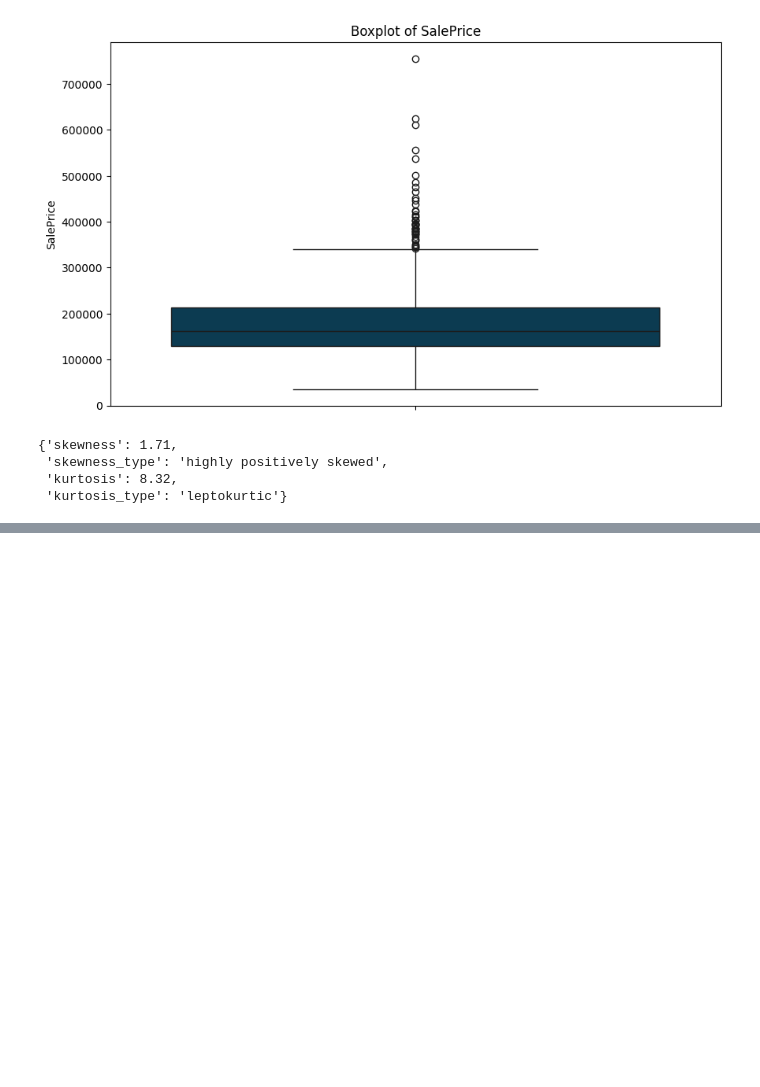
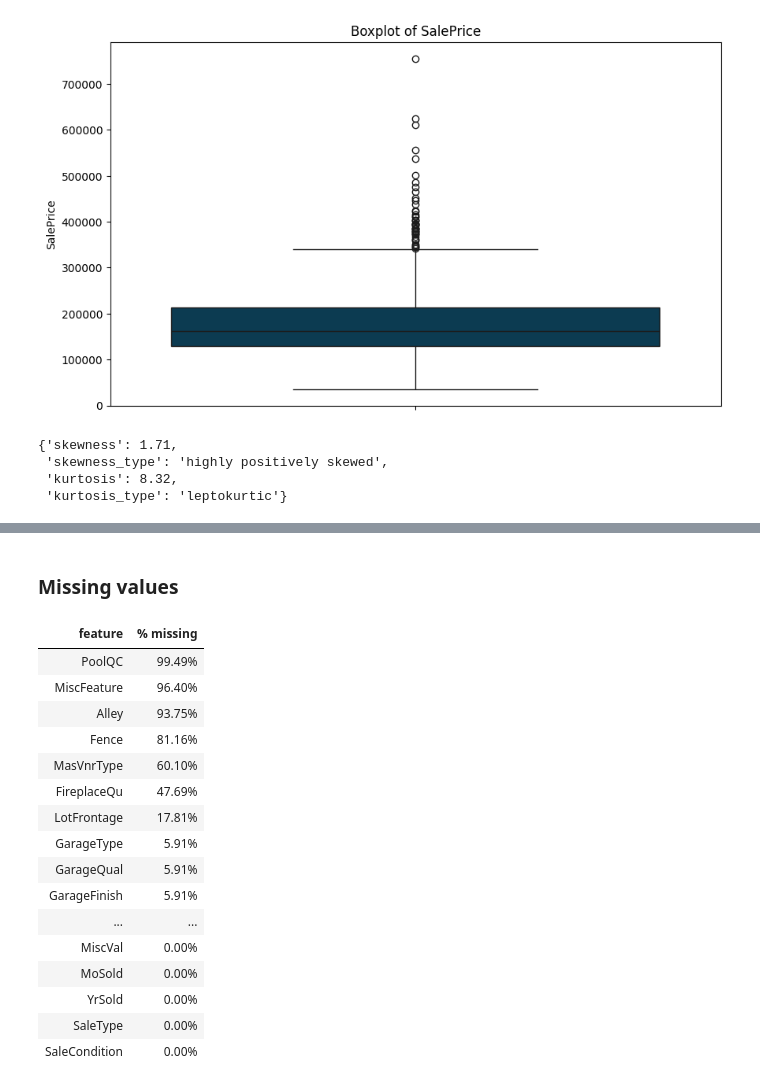
Before and after one commit to bsanchezv/House-prices-Advanced-regression-techniques, a Jupyter notebook: notebooks/1.0-EDA-first-analysis.ipynb, the cells around one changed output, grey strips where cells are left out. Drawn from its saved outputs; the diff is of its cells as text; code cells hidden in the pictures; blank space fills up the shorter version.

Commit message:
Missing values analysis - PoolQC

```diff
--- a/notebooks/1.0-EDA-first-analysis.ipynb
+++ b/notebooks/1.0-EDA-first-analysis.ipynb
@@ -92,0 +94,25 @@ calculate_skewness_kurtosis(y_train)
+# %% [markdown]
+### Missing values
+# %%
+pct_missing = X_train.isna().mean() * 100
+missing_data = pd.DataFrame({'feature': X_train.columns, '% missing': pct_missing})
+missing_data = missing_data.sort_values(by='% missing', ascending=False)
+missing_data.style.hide(axis="index").format({'% missing': '{:.2f}%'})
+# %% [output]
+| feature | % missing |
+| PoolQC | 99.49% |
+| MiscFeature | 96.40% |
+| Alley | 93.75% |
+| Fence | 81.16% |
+| MasVnrType | 60.10% |
+| FireplaceQu | 47.69% |
+| LotFrontage | 17.81% |
+| GarageType | 5.91% |
+| GarageQual | 5.91% |
+| GarageFinish | 5.91% |
+| ... | ... |
+| MiscVal | 0.00% |
+| MoSold | 0.00% |
+| YrSold | 0.00% |
+| SaleType | 0.00% |
+| SaleCondition | 0.00% |
```
Also changed, not shown: parts of 2 cells of this notebook.
